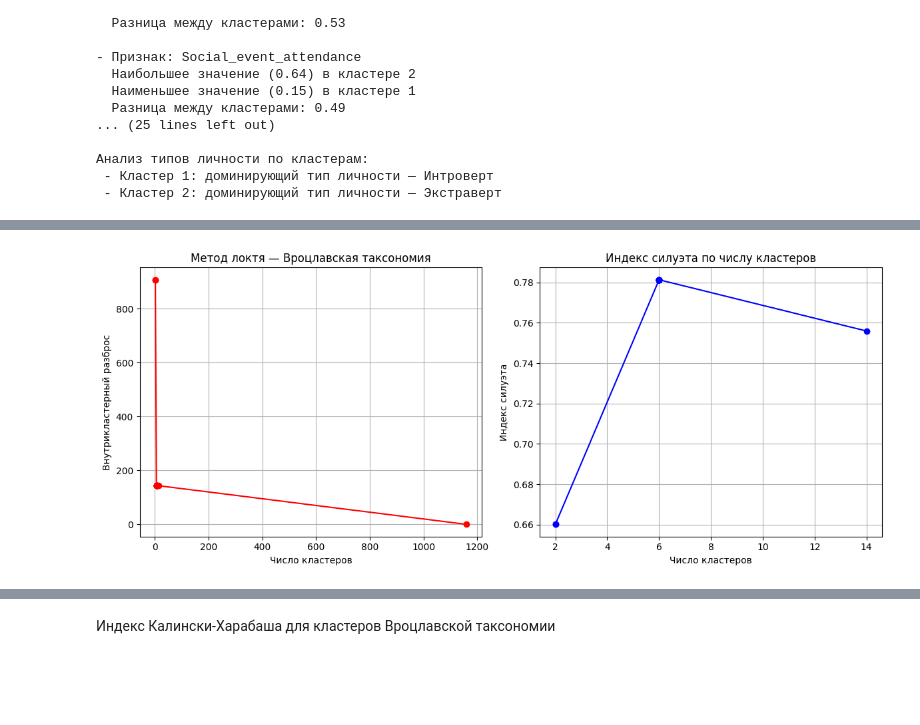
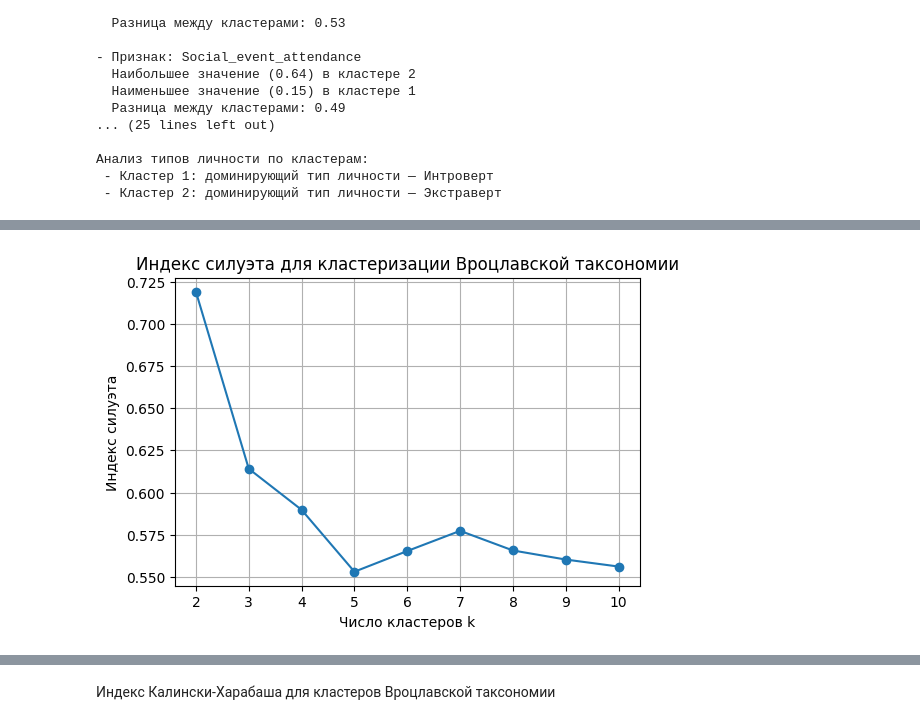
Before and after one commit to 8iKENTi8/Static-methods, a Jupyter notebook: Lab3/lab3.ipynb, the cells around one changed output, grey strips where cells are left out. Cells and saved outputs as stored; diff of their text form; code cells hidden in the pictures; blank space fills up the shorter version.

```diff
--- a/Lab3/lab3.ipynb
+++ b/Lab3/lab3.ipynb
@@ -617,59 +617,47 @@ for cluster_id, p_code in personality_mode.items():
 # %%
+import numpy as np
+import networkx as nx
+import matplotlib.pyplot as plt
 from sklearn.metrics import silhouette_score
 
-def wroclaw_taxonomy_elbow_with_silhouette(distance_matrix, thresholds):
-    print("=== Вроцлавская таксономия: Р М СК НЗ с индексом силуэта ===")
-    scores = []
-    silhouettes = []
-    cluster_counts = []
+n = data.shape[0]
 
-    for t in thresholds:
-        clustering = WroclawTaxonomyClustering(distance_matrix)
-        clusters = clustering.cluster_with_threshold(t)
-        cluster_counts.append(len(clusters))
-        score = compute_within_cluster_distance(distance_matrix, clusters)
+# Построение графа со взвешенными рёбрами из матрицы расстояний D
+G = nx.Graph()
+for i in range(n):
+    for j in range(i + 1, n):
+        G.add_edge(i, j, weight=D[i, j])
 
-        labels = np.zeros(len(distance_matrix), dtype=int)
-        for cluster_id, cluster in enumerate(clusters):
-            for index in cluster:
-                labels[index] = cluster_id
+# Минимальное остовное дерево
+T_original = nx.minimum_spanning_tree(G)
 
-        n_clusters = len(set(labels))
-        if 1 < n_clusters < len(distance_matrix):
-            silhouette = silhouette_score(X.values, labels, metric='euclidean')
-        else:
-            silhouette = np.nan
+max_k = 10
+ks = list(range(2, max_k + 1))
+silhouettes = []
 
-        scores.append(score)
-        silhouettes.append(silhouette)
+for k in ks:
+    T = T_original.copy()
+    # Удаляем (k-1) самых длинных рёбер
+    longest = sorted(T.edges(data=True), key=lambda e: e[2]['weight'], reverse=True)[:k-1]
+    for u, v, _ in longest:
+        T.remove_edge(u, v)
+    labels_k = np.zeros(n, dtype=int)
+    for idx, comp in enumerate(nx.connected_components(T)):
+        labels_k[list(comp)] = idx
+    # Вычисляем индекс силуэта
+    sil_score = silhouette_score(data.values if hasattr(data, "values") else data, labels_k)
+    silhouettes.append(sil_score)
 
-        print(f"Порог: {t:.4f}, Кластеры: {len(clusters)}, Внутрикластерный разброс: {score:.4f}, Silhouette: {silhouette}")
+for k, sil in zip(ks, silhouettes):
+    print(f"k = {k:2d}, Silhouette Score = {sil:.4f}")
 
-    filtered_counts = [c for c, s in zip(cluster_counts, silhouettes) if not np.isnan(s)]
-    filtered_silhouettes = [s for s in silhouettes if not np.isnan(s)]
-
-    plt.figure(figsize=(12, 5))
-    plt.subplot(1, 2, 1)
-    plt.plot(cluster_counts, scores, 'ro-')
-    plt.xlabel('Число кластеров')
-    plt.ylabel('Внутрикластерный разброс')
-    plt.title('Метод локтя — Вроцлавская таксономия')
-    plt.grid(True)
-
-    plt.subplot(1, 2, 2)
-    plt.plot(filtered_counts, filtered_silhouettes, 'bo-')
-    plt.xlabel('Число кластеров')
-    plt.ylabel('Индекс силуэта')
-    plt.title('Индекс силуэта по числу кластеров')
-    plt.grid(True)
-    plt.tight_layout()
-    plt.show()
-
-    return scores, silhouettes
-
-# 1 датасет
-# thresholds = np.linspace(0.01, 0.081, num=15)
-# 2 датасет
-thresholds = np.linspace(0, 1.1, num=15)
-wroclaw_taxonomy_elbow_with_silhouette(X_t, thresholds[::-1])
+# График
+plt.figure(figsize=(6, 4))
+plt.plot(ks, silhouettes, '-o')
+plt.xlabel("Число кластеров k")
+plt.ylabel("Индекс силуэта")
+plt.title("Индекс силуэта для кластеризации Вроцлавской таксономии")
+plt.xticks(ks)
+plt.grid(True)
+plt.show()
 # %% [output]
@@ -692 +673 @@ wroclaw_taxonomy_elbow_with_silhouette(X_t, thresholds[::-1])
-[figure, old version]
+[figure, new version]
```
Also changed, not shown: parts of 4 cells of this notebook, 2 other files.
